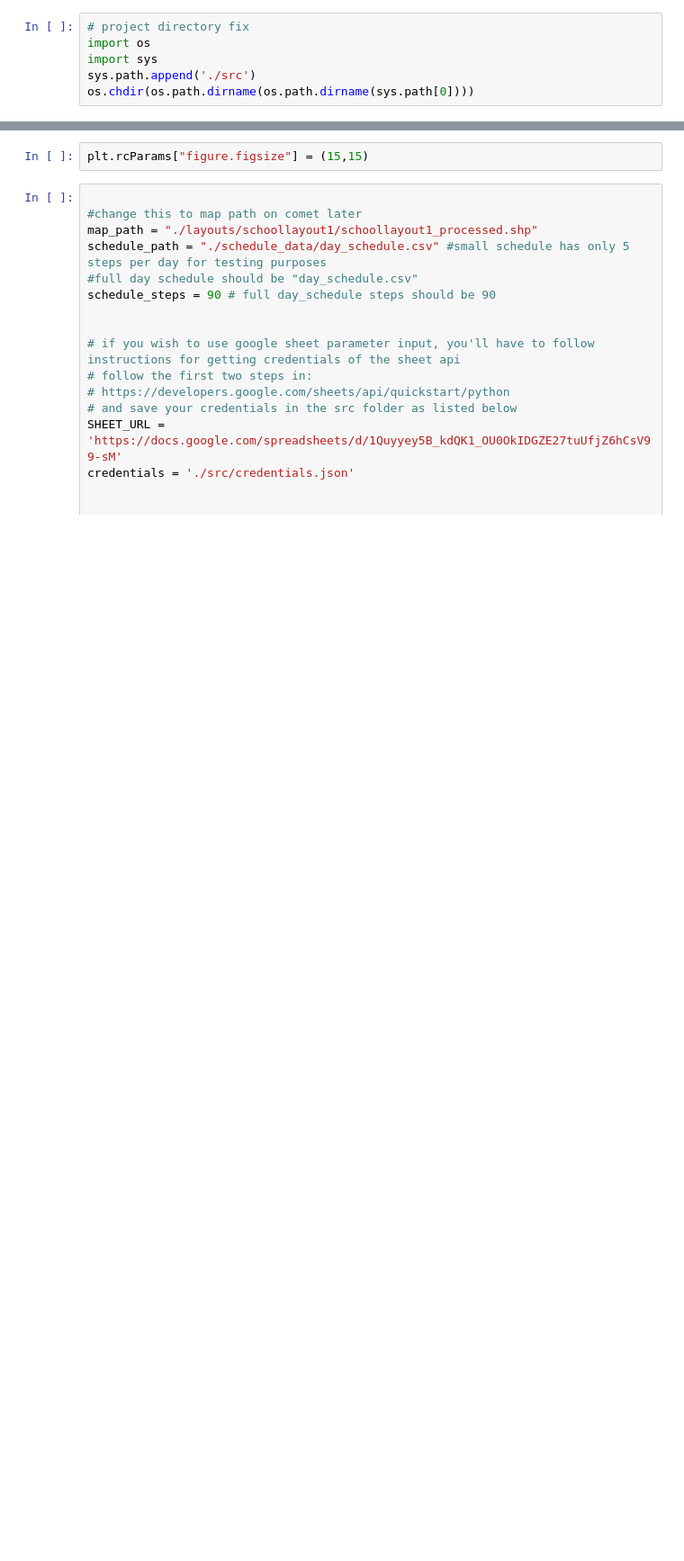
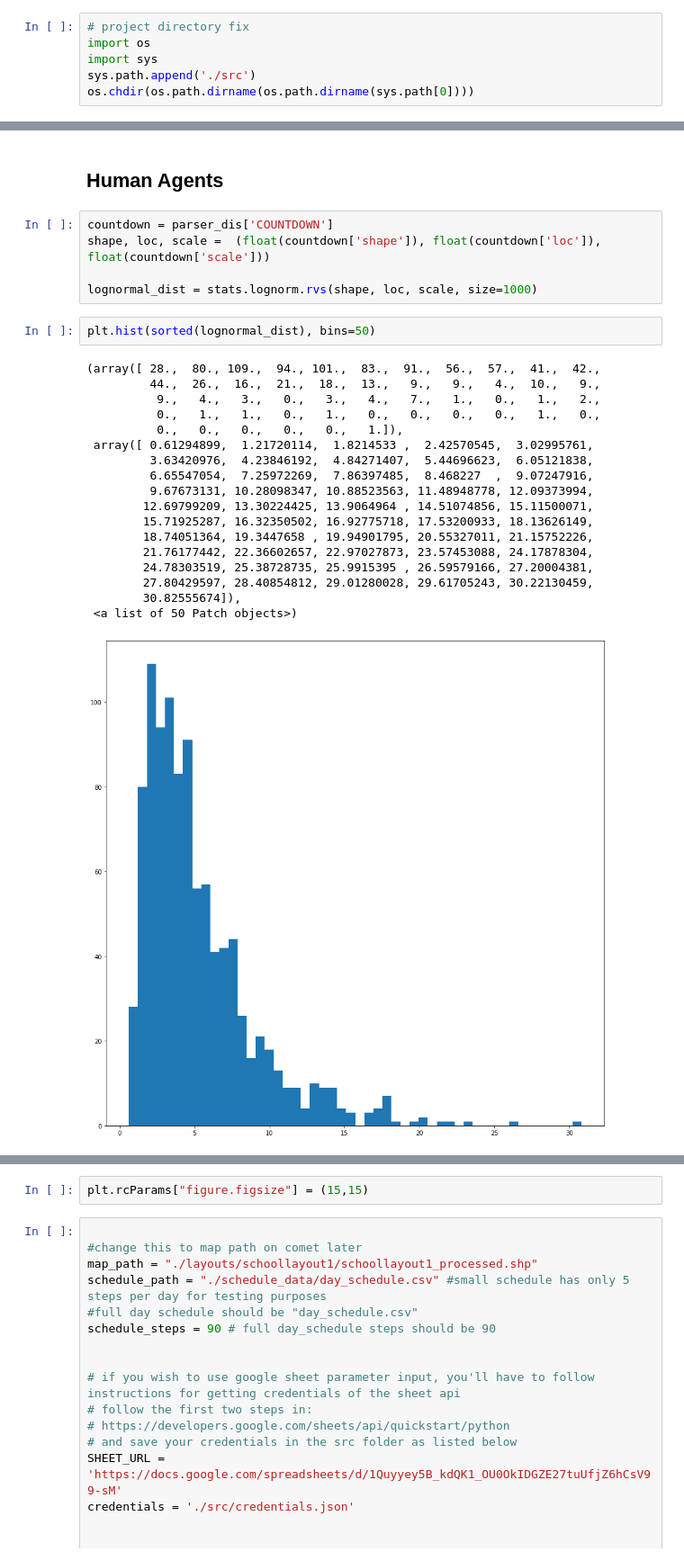
Before and after one commit to covABM/SchoolABM, a Jupyter notebook: notebooks/development/model_copyscript_debug.ipynb, the cells around one changed output, grey strips where cells are left out. Shown: that part at 90% size. Drawn from its saved outputs; the diff is of its cells as text; blank space fills up the shorter version.

```diff
--- a/notebooks/development/model_copyscript_debug.ipynb
+++ b/notebooks/development/model_copyscript_debug.ipynb
@@ -1285,0 +117,28 @@ class School(Model):
+# %% [markdown]
+## Human Agents
+# %%
+countdown = parser_dis['COUNTDOWN']
+shape, loc, scale =  (float(countdown['shape']), float(countdown['loc']), float(countdown['scale']))
+
+lognormal_dist = stats.lognorm.rvs(shape, loc, scale, size=1000)
+# %%
+plt.hist(sorted(lognormal_dist), bins=50)
+# %% [output]
+(array([ 28.,  80., 109.,  94., 101.,  83.,  91.,  56.,  57.,  41.,  42.,
+         44.,  26.,  16.,  21.,  18.,  13.,   9.,   9.,   4.,  10.,   9.,
+          9.,   4.,   3.,   0.,   3.,   4.,   7.,   1.,   0.,   1.,   2.,
+          0.,   1.,   1.,   0.,   1.,   0.,   0.,   0.,   0.,   1.,   0.,
+          0.,   0.,   0.,   0.,   0.,   1.]),
+ array([ 0.61294899,  1.21720114,  1.8214533 ,  2.42570545,  3.02995761,
+         3.63420976,  4.23846192,  4.84271407,  5.44696623,  6.05121838,
+         6.65547054,  7.25972269,  7.86397485,  8.468227  ,  9.07247916,
+         9.67673131, 10.28098347, 10.88523563, 11.48948778, 12.09373994,
+        12.69799209, 13.30224425, 13.9064964 , 14.51074856, 15.11500071,
+        15.71925287, 16.32350502, 16.92775718, 17.53200933, 18.13626149,
+        18.74051364, 19.3447658 , 19.94901795, 20.55327011, 21.15752226,
+        21.76177442, 22.36602657, 22.97027873, 23.57453088, 24.17878304,
+        24.78303519, 25.38728735, 25.9915395 , 26.59579166, 27.20004381,
+        27.80429597, 28.40854812, 29.01280028, 29.61705243, 30.22130459,
+        30.82555674]),
+ <a list of 50 Patch objects>)
+[figure, added]
```
Also changed, not shown: parts of 16 cells of this notebook, 4 other files.
